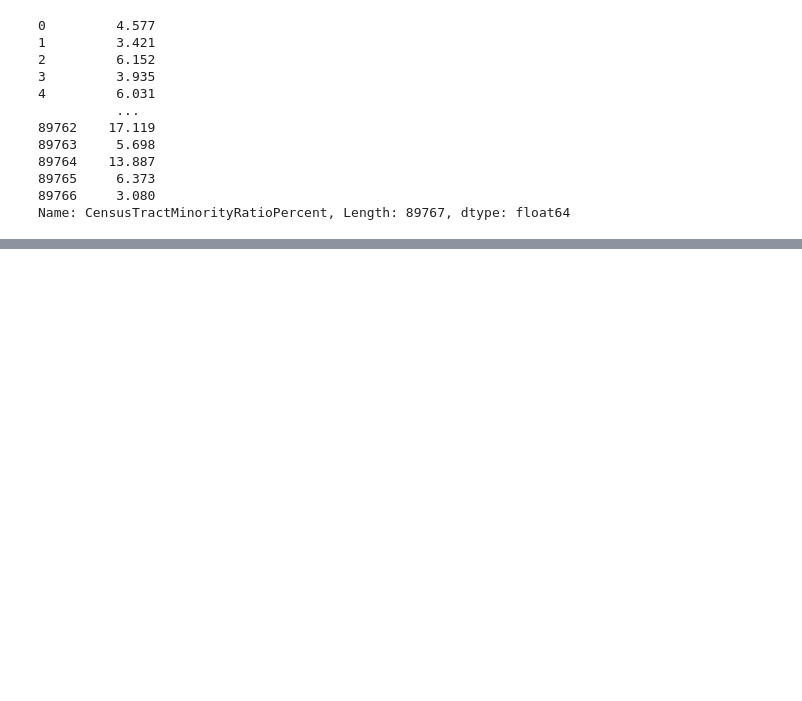
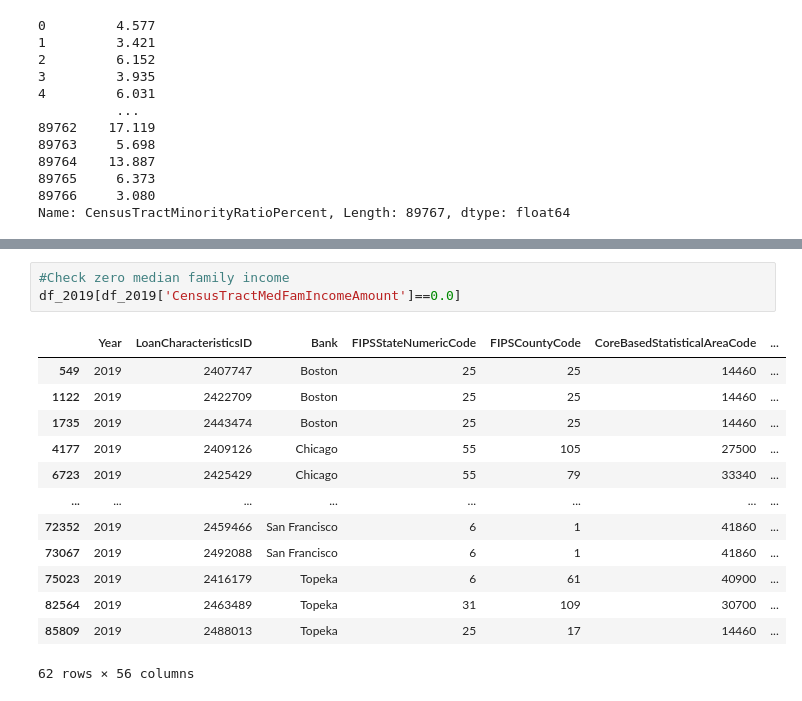
Before and after one commit to syadav12-hawk/check_mortgage_loan_disparity, a Jupyter notebook: Data Wrangling.ipynb, the cells around one changed output, grey strips where cells are left out. Cells and saved outputs as stored; diff of their text form; blank space fills up the shorter version.

```diff
--- a/Data Wrangling.ipynb
+++ b/Data Wrangling.ipynb
@@ -200,0 +241,17 @@ Name: CensusTractMinorityRatioPercent, Length: 89767, dtype: float64
+# %%
+#Check zero median family income
+df_2019[df_2019['CensusTractMedFamIncomeAmount']==0.0]
+# %% [output]
+|  | Year | LoanCharacteristicsID | Bank | FIPSStateNumericCode | FIPSCountyCode | CoreBasedStatisticalAreaCode | ... |
+| 549 | 2019 | 2407747 | Boston | 25 | 25 | 14460 | ... |
+| 1122 | 2019 | 2422709 | Boston | 25 | 25 | 14460 | ... |
+| 1735 | 2019 | 2443474 | Boston | 25 | 25 | 14460 | ... |
+| 4177 | 2019 | 2409126 | Chicago | 55 | 105 | 27500 | ... |
+| 6723 | 2019 | 2425429 | Chicago | 55 | 79 | 33340 | ... |
+| ... | ... | ... | ... | ... | ... | ... | ... |
+| 72352 | 2019 | 2459466 | San Francisco | 6 | 1 | 41860 | ... |
+| 73067 | 2019 | 2492088 | San Francisco | 6 | 1 | 41860 | ... |
+| 75023 | 2019 | 2416179 | Topeka | 6 | 61 | 40900 | ... |
+| 82564 | 2019 | 2463489 | Topeka | 31 | 109 | 30700 | ... |
+| 85809 | 2019 | 2488013 | Topeka | 25 | 17 | 14460 | ... |
+62 rows × 56 columns
```
Also changed, not shown: parts of 93 cells of this notebook.
